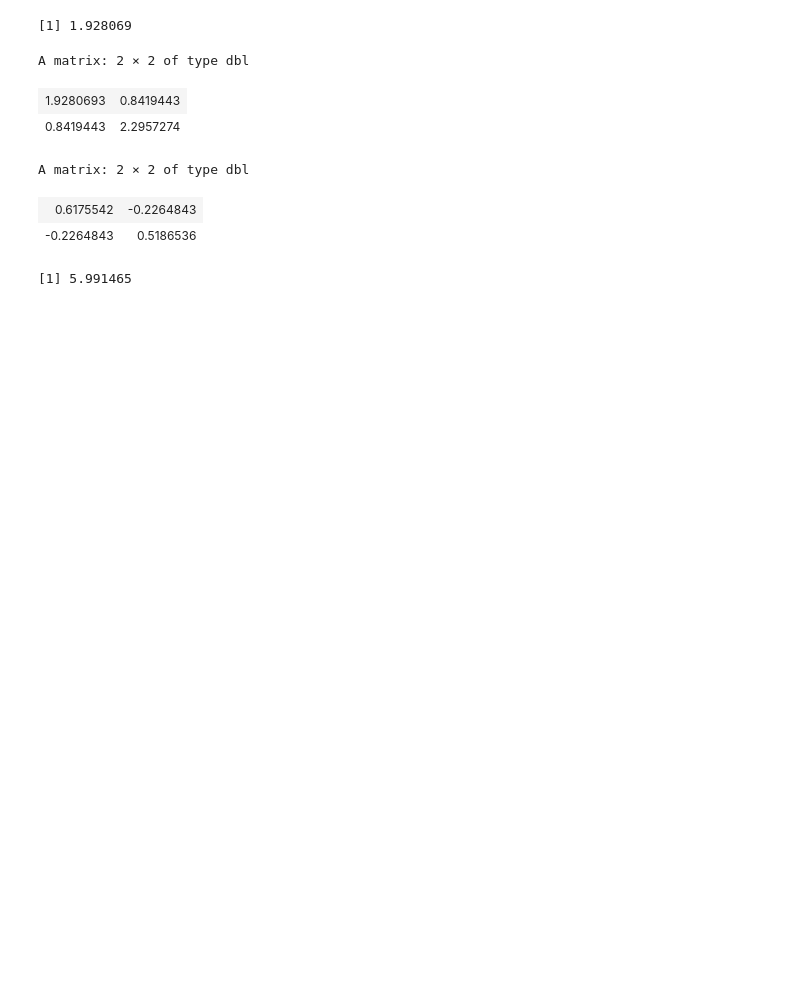
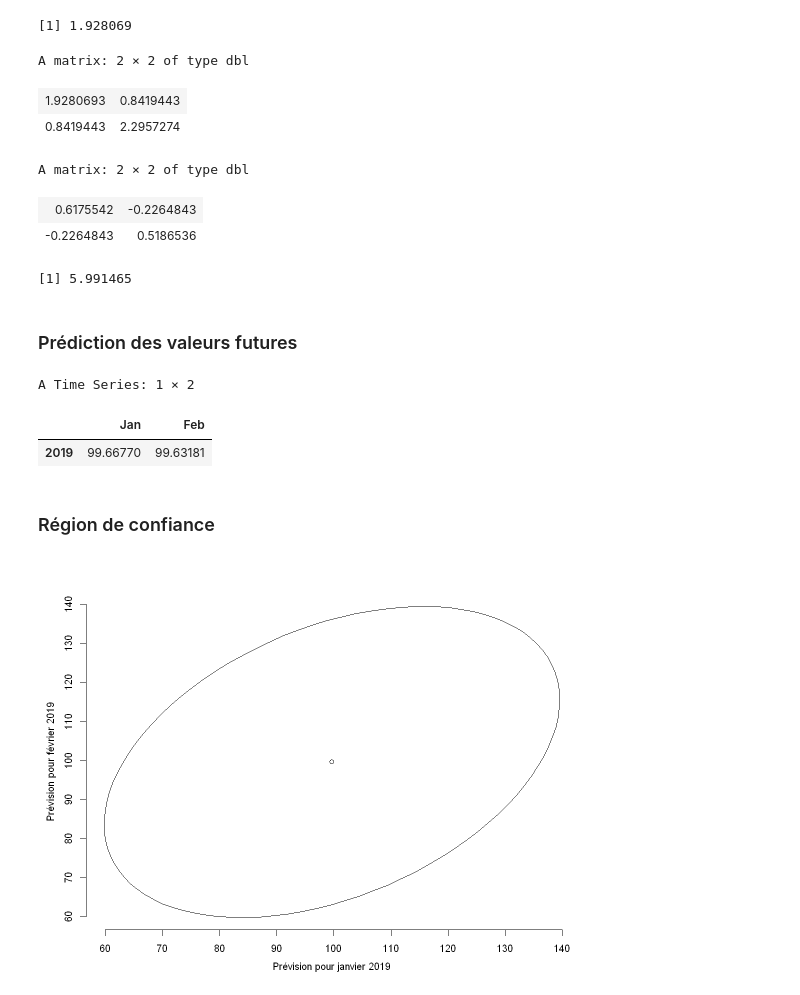
Before and after one commit to kouame1999/Projet_serie-temporelle, a Jupyter notebook: code.ipynb, the cells around one changed output. Drawn from its saved outputs; the diff is of its cells as text; code cells hidden in the pictures; blank space fills up the shorter version.

Commit message:
Région de confiance

```diff
--- a/code.ipynb
+++ b/code.ipynb
@@ -451,3 +457,33 @@ q95 <- qchisq(.95, df = 2)
 q95
 # %% [output]
 [1] 5.991465
+# %% [markdown]
+### Prédiction des valeurs futures
+# %%
+predictions <- astsa::sarima.for(
+    serie, n.ahead = 2,
+    p = 1, d = 1, q = 1,
+    plot = FALSE
+    )$pred
+predictions
+# %% [output]
+A Time Series: 1 × 2
+|  | Jan | Feb |
+| 2019 | 99.66770 | 99.63181 |
+# %% [markdown]
+### Région de confiance
+# %%
+region <- ellipse::ellipse(omega, centre = predictions, level = .95)
+
+par(mar = c(4, 4, 3, 5))
+
+plot(region, type = "l", axes = F, xlab = "", ylab = "")
+par(new = T)
+plot(predictions[1], predictions[2], axes = F, xlab = "", ylab = "")
+
+axis(1, ylim = c(60, 140), at = seq(60, 140, by = 10))
+mtext("Prévision pour janvier 2019", side = 1, line = 2.5)
+axis(2, ylim = c(60, 140), at = seq(60, 140, by = 10))
+mtext("Prévision pour février 2019", side = 2, line = 2.5)
+# %% [output]
+[figure, added]
```
Also changed, not shown: parts of 2 cells of this notebook, 1 other file.
